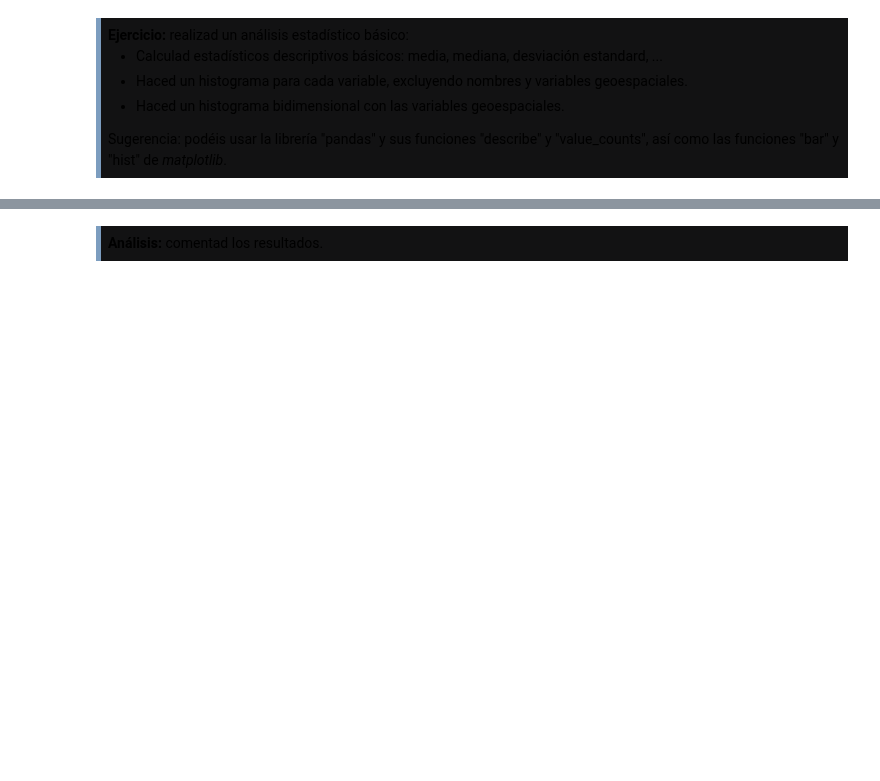
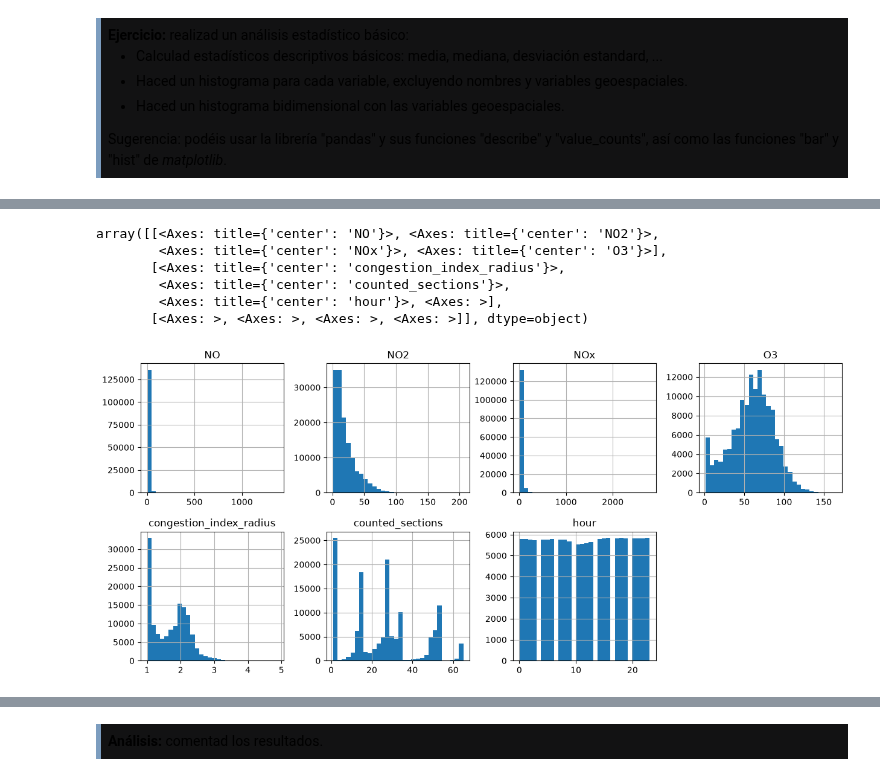
Before and after one commit to Axton-Industries/Aprendizaje-Automatico, a Jupyter notebook: PEC1/M2.891_20261_PEC1-Enunciado.ipynb, the cells around one changed output, grey strips where cells are left out. Saved outputs shown, nothing was run; the diff lists cells and outputs as text; code cells hidden in the pictures; blank space fills up the shorter version.

```diff
--- a/PEC1/M2.891_20261_PEC1-Enunciado.ipynb
+++ b/PEC1/M2.891_20261_PEC1-Enunciado.ipynb
@@ -278,0 +291,11 @@ Sugerencia: podéis usar la librería "pandas" y sus funciones "describe" y "val
+# %%
+var_df = sensor_df.iloc[:, [0, 1, 2, 3, 4, 7, 8, 9,10, 11]] #Obtengo un dataframe con las var explicativas omitiendo las var geoespaciales
+var_df.hist(bins=30, figsize=(15, 10), layout=(3, 4)) #Histograma de cada atributo
+# %% [output]
+array([[<Axes: title={'center': 'NO'}>, <Axes: title={'center': 'NO2'}>,
+        <Axes: title={'center': 'NOx'}>, <Axes: title={'center': 'O3'}>],
+       [<Axes: title={'center': 'congestion_index_radius'}>,
+        <Axes: title={'center': 'counted_sections'}>,
+        <Axes: title={'center': 'hour'}>, <Axes: >],
+       [<Axes: >, <Axes: >, <Axes: >, <Axes: >]], dtype=object)
+[figure, added]
```
Also changed, not shown: parts of 18 cells of this notebook.
